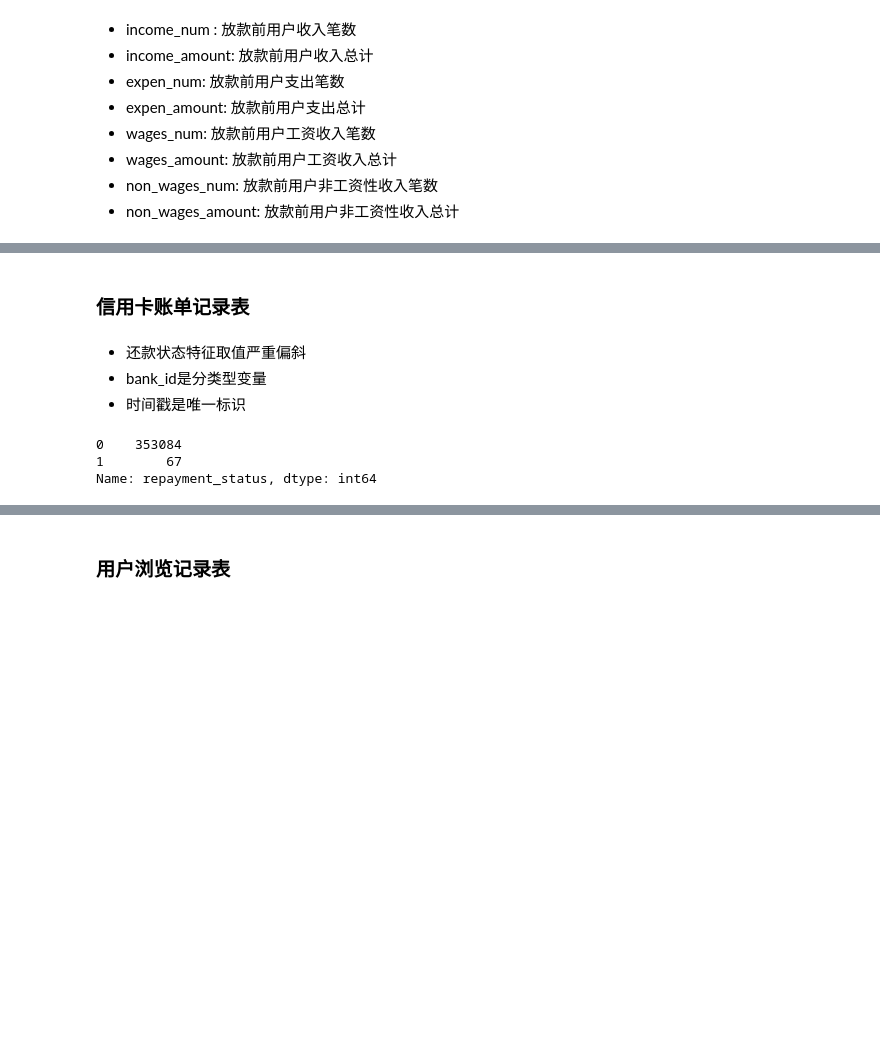
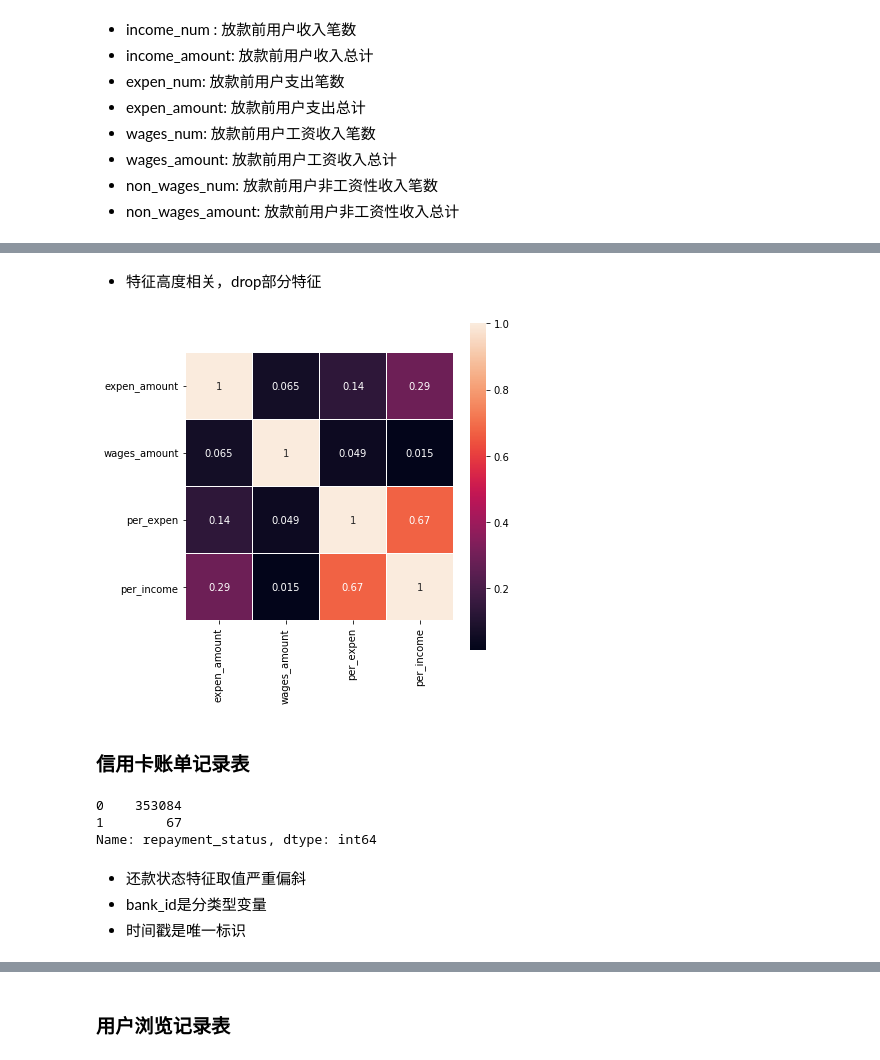
Before and after one commit to qmylzx/UserLoan, a Jupyter notebook: algorithm/src/EDA.ipynb, the cells around one changed output, grey strips where cells are left out. Saved outputs shown, nothing was run; the diff lists cells and outputs as text; code cells hidden in the pictures; blank space fills up the shorter version.

```diff
--- a/algorithm/src/EDA.ipynb
+++ b/algorithm/src/EDA.ipynb
@@ -226,0 +237,2 @@ bank_train.head()
+# %% [markdown]
+- 特征高度相关，drop部分特征
@@ -227,14 +249,24 @@ bank_train.head()
+# %%
+bank_train.drop(['income_num', 'expen_num', 'wages_num', 'non_wages_num', 'non_wages_amount', 'income_amount'],
+               axis=1, inplace=True)
+# %%
+bank_train_corr = bank_train.drop('user_id', axis=1).corr()
+plt.subplots(figsize=(6, 6))
+sns.heatmap(bank_train_corr, square=True, annot=True, linewidths=0.5)
+plt.show()
+# %% [output]
+[figure, added]
 # %% [markdown]
 ### 信用卡账单记录表
 # %%
 bill_select = pd.merge(left=nunique_id, right=bill_detail, how='inner', on='user_id')
+# %%
+bill_select['repayment_status'].value_counts()
+# %% [output]
+0    353084
+1        67
+Name: repayment_status, dtype: int64
 # %% [markdown]
 - 还款状态特征取值严重偏斜
 - bank_id是分类型变量
 - 时间戳是唯一标识
-# %%
-bill_select['repayment_status'].value_counts()
-# %% [output]
-0    353084
-1        67
-Name: repayment_status, dtype: int64
```
Also changed, not shown: parts of 45 cells of this notebook, 1 other file.
